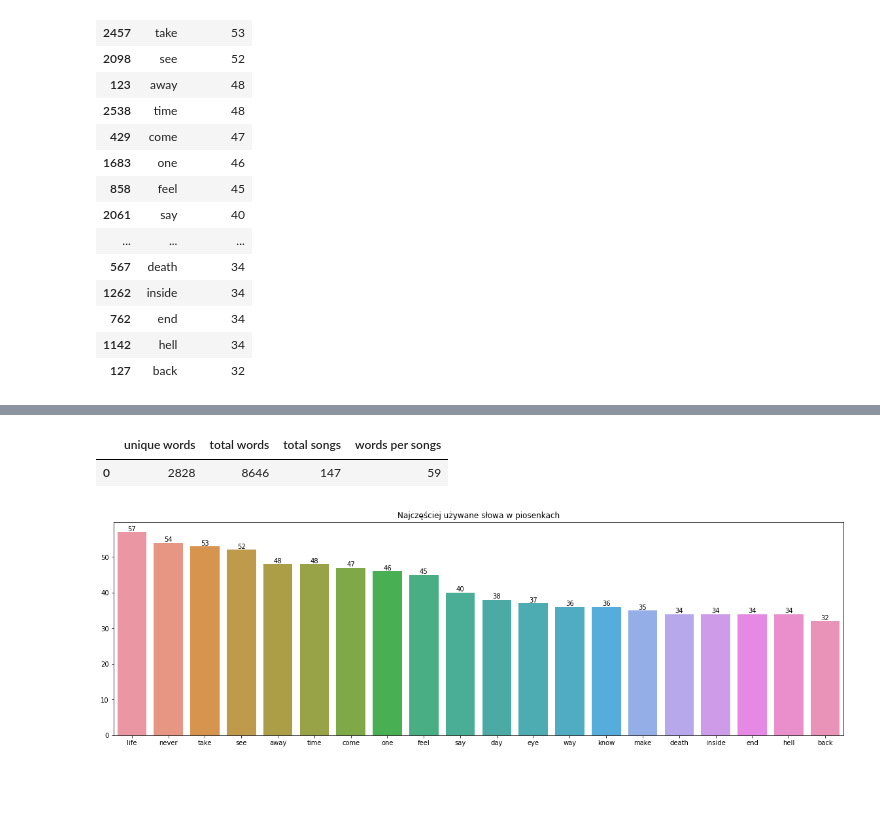
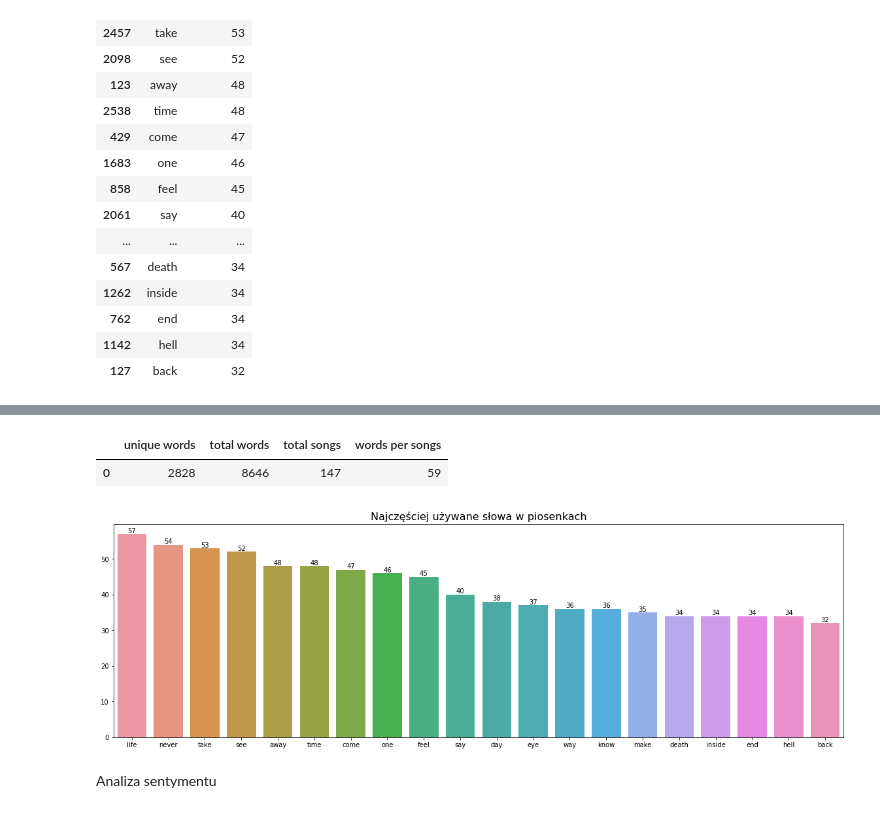
Before and after one commit to WickedSero/text_mining_metallica_lyrics_nlp, a Jupyter notebook: Text mining - projekt.ipynb, the cells around one changed output, grey strips where cells are left out. Drawn from its saved outputs; the diff is of its cells as text; code cells hidden in the pictures; blank space fills up the shorter version.

Commit message:
Update Text mining - projekt.ipynb
dodano analizę sentymentu

```diff
--- a/Text mining - projekt.ipynb
+++ b/Text mining - projekt.ipynb
@@ -250,26 +251,28 @@ def words_stats(df,main_df):
     data['words per songs'] = round(data['total words'] / data['total songs'],0)
     data['words per songs'] = data['words per songs'].astype('int')
     return data
-# %%
-words_stats(vect_words,df)
-# %% [output]
-|  | unique words | total words | total songs | words per songs |
-| 0 | 2828 | 8646 | 147 | 59 |
-# %%
-df_word_stats = pd.DataFrame(words_sorted.head(20))
-plt.figure(figsize=(20, 6))
-ax = sns.barplot(x='words', y='frequency', data=df_word_stats)
-
-# Dodanie tytułu i etykiet osi
-plt.title('Najczęściej używane słowa w piosenkach')
-plt.xlabel('')
-plt.ylabel('')
-
-#Dodanie wartości nad słupkiem
-for i in ax.containers:
-    ax.bar_label(i,)
-
-# Wyświetlenie wykresu
-plt.show()
-# %% [output]
-[figure, removed]
+# %%
+words_stats(vect_words,df)
+# %% [output]
+|  | unique words | total words | total songs | words per songs |
+| 0 | 2828 | 8646 | 147 | 59 |
+# %%
+df_word_stats = pd.DataFrame(words_sorted.head(20))
+plt.figure(figsize=(20, 6))
+ax = sns.barplot(x='words', y='frequency', data=df_word_stats)
+
+# Dodanie tytułu i etykiet osi
+plt.title('Najczęściej używane słowa w piosenkach', fontsize=16)
+plt.xlabel('')
+plt.ylabel('')
+
+#Dodanie wartości nad słupkiem
+for i in ax.containers:
+    ax.bar_label(i,)
+
+# Wyświetlenie wykresu
+plt.show()
+# %% [output]
+[figure, added]
+# %% [markdown]
+Analiza sentymentu
```
Also changed, not shown: parts of 14 cells of this notebook.
